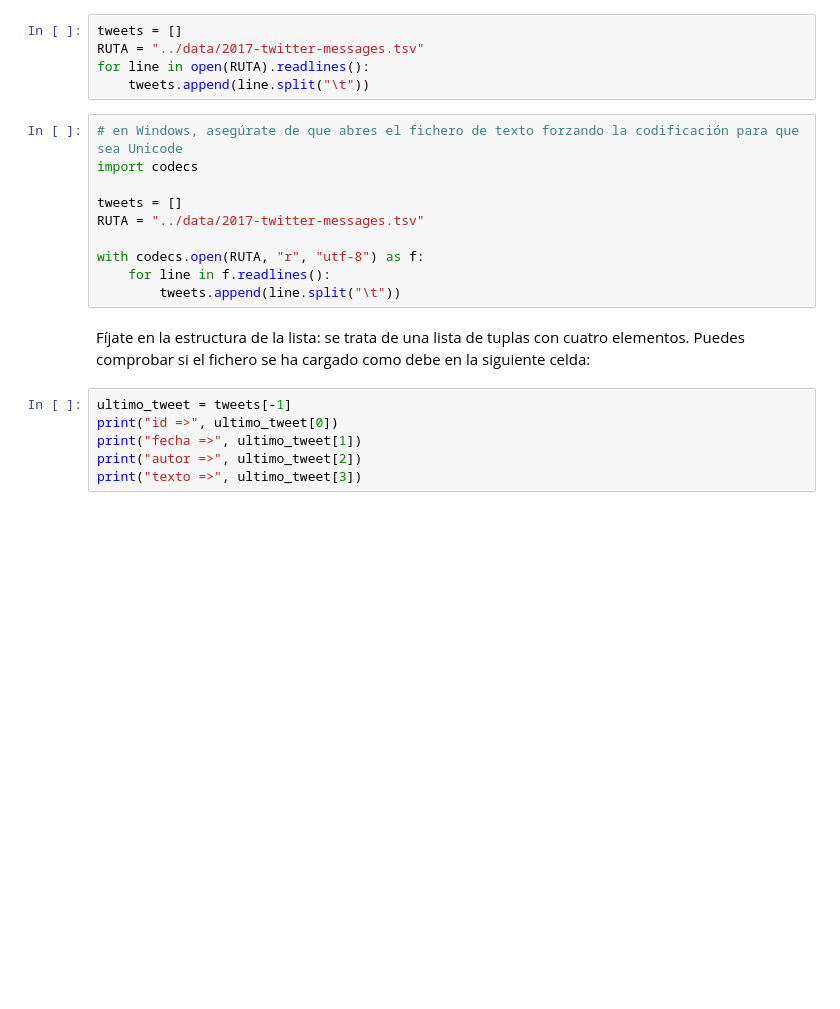
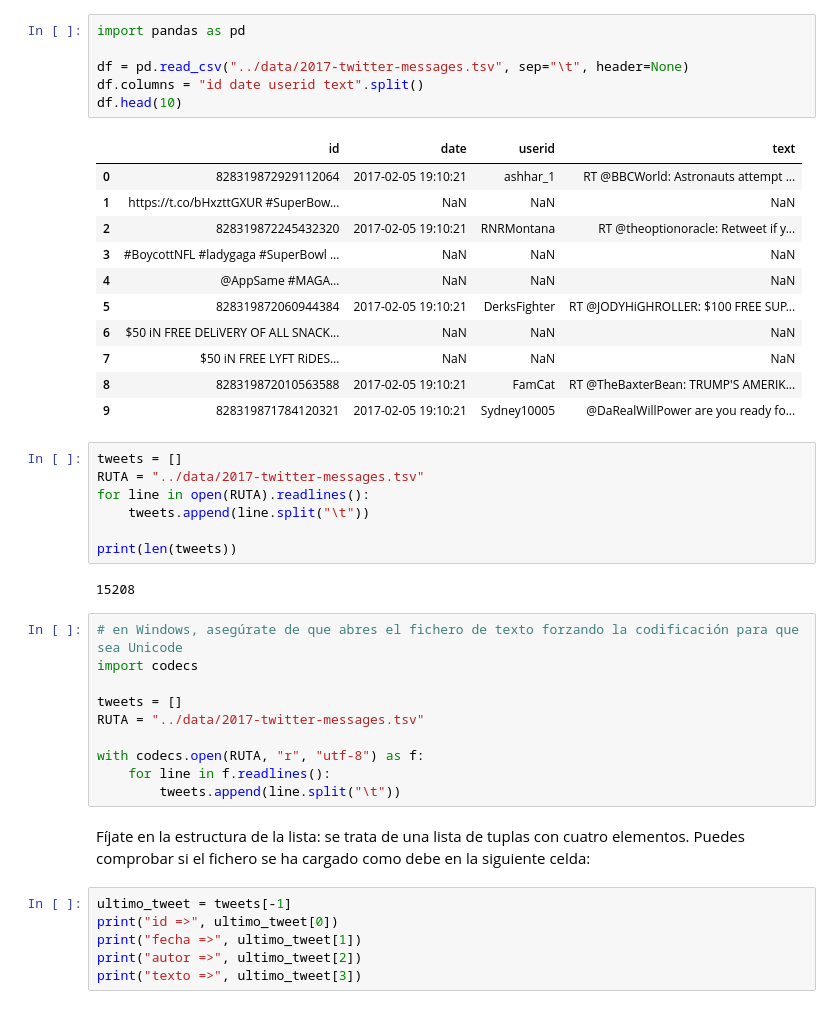
Before and after one commit to vitojph/kschool-nlp-19, a Jupyter notebook: notebooks/superbowl.ipynb, the cells around one changed output. Cells and saved outputs as stored; diff of their text form; blank space fills up the shorter version.

```diff
--- a/notebooks/superbowl.ipynb
+++ b/notebooks/superbowl.ipynb
@@ -46,8 +54,30 @@ La siguiente celda te permite abrir el fichero para lectura y cargar los mensaje
+# %%
+import pandas as pd
+
+df = pd.read_csv("../data/2017-twitter-messages.tsv", sep="\t", header=None)
+df.columns = "id date userid text".split()
+df.head(10)
+# %% [output]
+|  | id | date | userid | text |
+| 0 | 828319872929112064 | 2017-02-05 19:10:21 | ashhar_1 | RT @BBCWorld: Astronauts attempt ... |
+| 1 | https://t.co/bHxzttGXUR #SuperBow... | NaN | NaN | NaN |
+| 2 | 828319872245432320 | 2017-02-05 19:10:21 | RNRMontana | RT @theoptionoracle: Retweet if y... |
+| 3 | #BoycottNFL #ladygaga #SuperBowl ... | NaN | NaN | NaN |
+| 4 | @AppSame #MAGA… | NaN | NaN | NaN |
+| 5 | 828319872060944384 | 2017-02-05 19:10:21 | DerksFighter | RT @JODYHiGHROLLER: $100 FREE SUP... |
+| 6 | $50 iN FREE DELiVERY OF ALL SNACK... | NaN | NaN | NaN |
+| 7 | $50 iN FREE LYFT RiDES… | NaN | NaN | NaN |
+| 8 | 828319872010563588 | 2017-02-05 19:10:21 | FamCat | RT @TheBaxterBean: TRUMP'S AMERIK... |
+| 9 | 828319871784120321 | 2017-02-05 19:10:21 | Sydney10005 | @DaRealWillPower are you ready fo... |
 # %%
 tweets = []
 RUTA = "../data/2017-twitter-messages.tsv"
 for line in open(RUTA).readlines():
     tweets.append(line.split("\t"))
+
+print(len(tweets))
+# %% [output]
+15208
 # %%
 # en Windows, asegúrate de que abres el fichero de texto forzando la codificación para que sea Unicode
 import codecs
```
Also changed, not shown: parts of 9 cells of this notebook, 4 other files.
